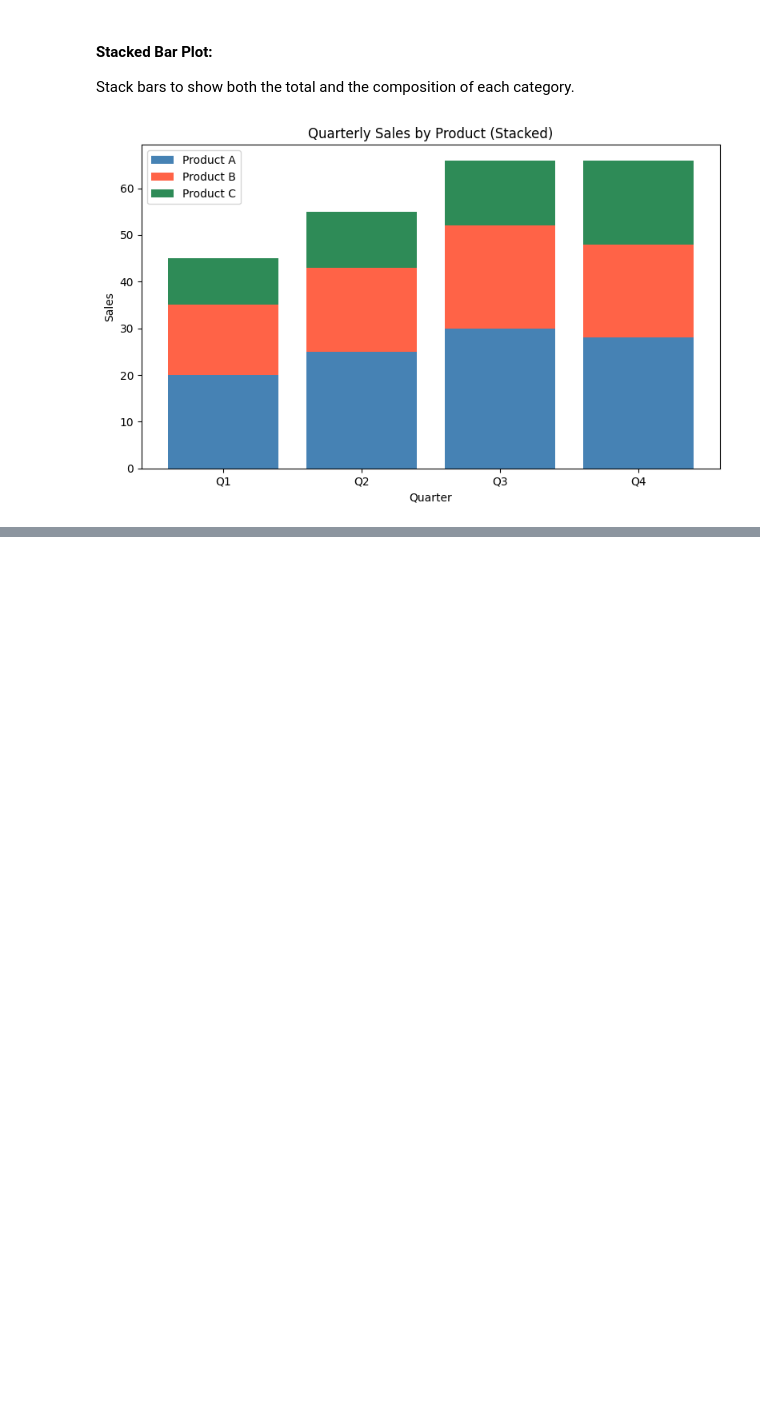
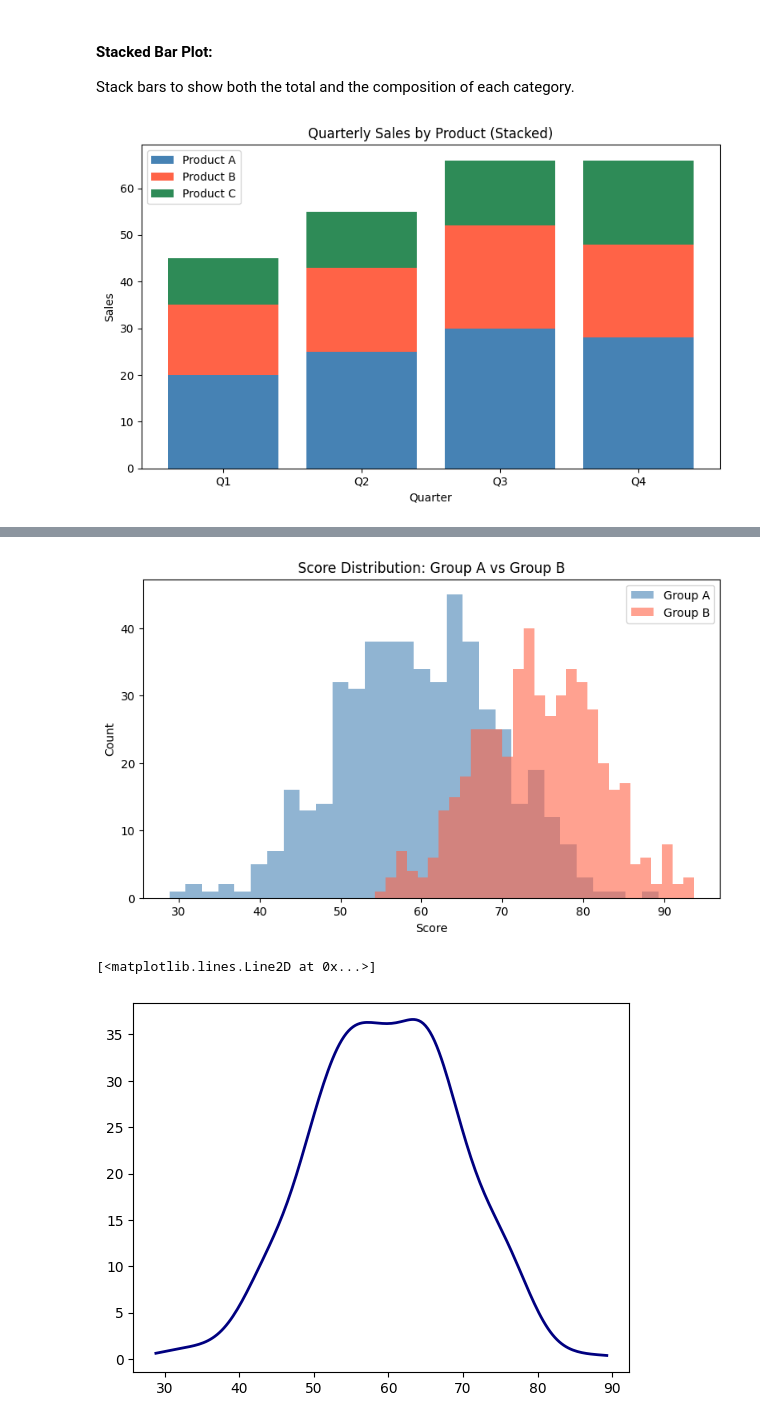
Before and after one commit to chinmairam/GenAI-Upskill, a Jupyter notebook: Matplotlib/Matplotlib_fundamentals.ipynb, the cells around one changed output, grey strips where cells are left out. Drawn from its saved outputs; the diff is of its cells as text; code cells hidden in the pictures; blank space fills up the shorter version.

```diff
--- a/Matplotlib/Matplotlib_fundamentals.ipynb
+++ b/Matplotlib/Matplotlib_fundamentals.ipynb
@@ -435,0 +479,22 @@ plt.show()
+# %%
+# Overlapping Histograms & KDE
+group_A = np.random.normal(60, 10, 500) # mean=60, std=10
+group_B = np.random.normal(75, 8, 500) # mean=75, std=8
+plt.figure(figsize=(9, 5))
+plt.hist(group_A, bins=30, alpha=0.6, color='steelblue', label='Group A')
+plt.hist(group_B, bins=30, alpha=0.6, color='tomato', label='Group B')
+plt.title('Score Distribution: Group A vs Group B')
+plt.xlabel('Score')
+plt.ylabel('Count')
+plt.legend()
+plt.show()
+# Add KDE curve (requires scipy)
+from scipy.stats import gaussian_kde
+kde = gaussian_kde(group_A)
+x_range = np.linspace(group_A.min(), group_A.max(), 200)
+plt.plot(x_range, kde(x_range) * len(group_A) * (group_A.max()-group_A.min())/30,
+'navy', linewidth=2, label='KDE')
+# %% [output]
+[figure, added]
+[<matplotlib.lines.Line2D at 0x...>]
+[figure, added]
```
Also changed, not shown: parts of 7 cells of this notebook.
